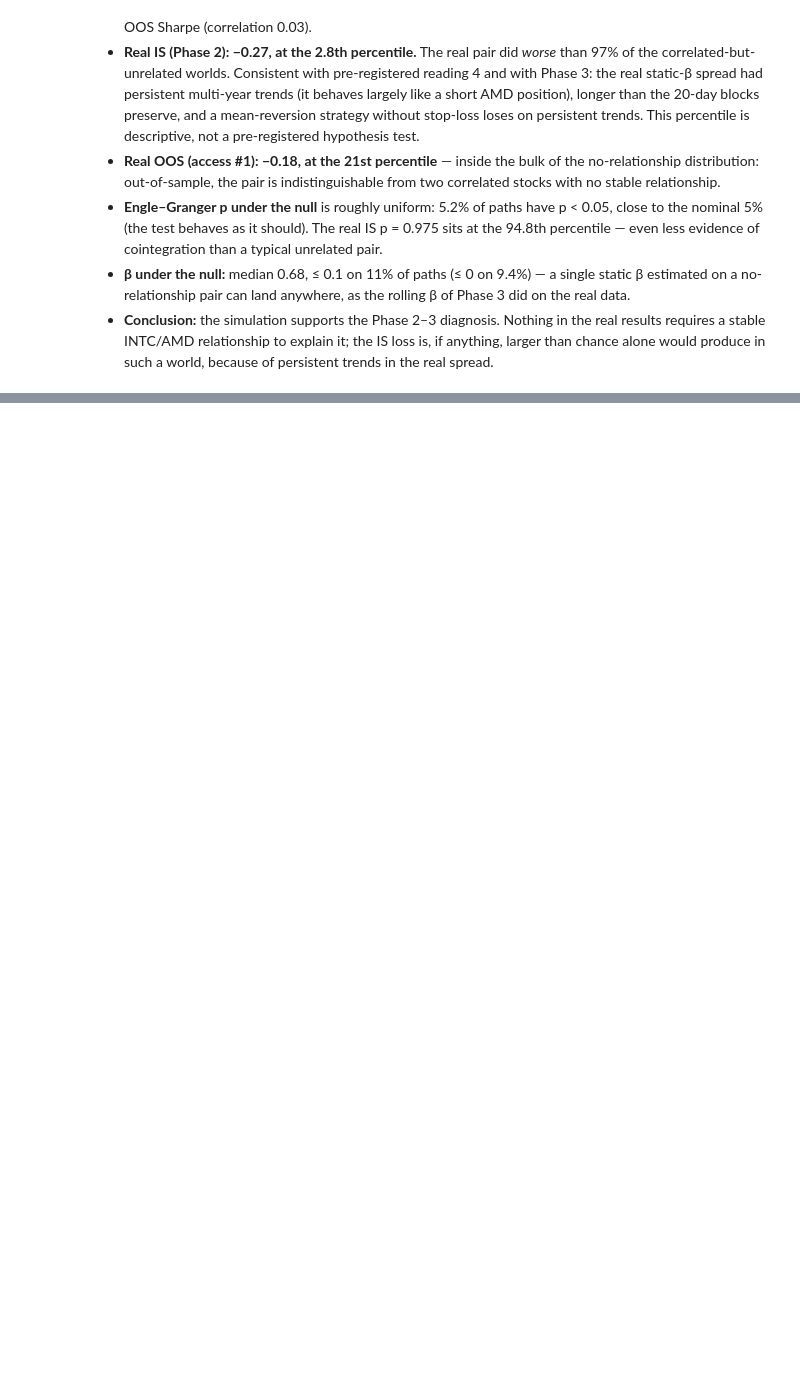
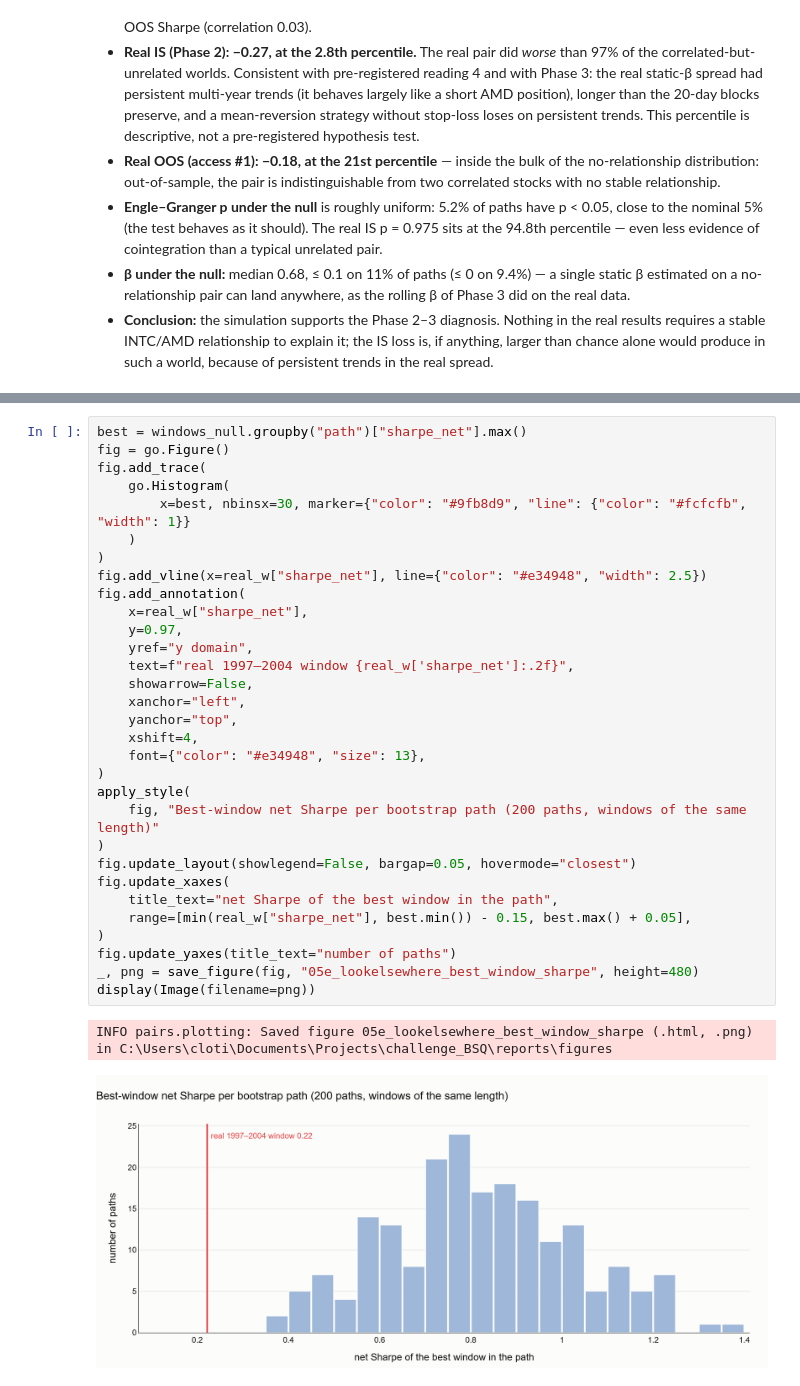
Before and after one commit to clotilderaffii/takehome_pairs-trading, a Jupyter notebook: notebooks/05_simulation.ipynb, the cells around one changed output, grey strips where cells are left out. Cells and saved outputs as stored; diff of their text form; blank space fills up the shorter version.

```diff
--- a/notebooks/05_simulation.ipynb
+++ b/notebooks/05_simulation.ipynb
@@ -295,0 +390,34 @@ extra.to_frame("value")
+# %%
+best = windows_null.groupby("path")["sharpe_net"].max()
+fig = go.Figure()
+fig.add_trace(
+    go.Histogram(
+        x=best, nbinsx=30, marker={"color": "#9fb8d9", "line": {"color": "#fcfcfb", "width": 1}}
+    )
+)
+fig.add_vline(x=real_w["sharpe_net"], line={"color": "#e34948", "width": 2.5})
+fig.add_annotation(
+    x=real_w["sharpe_net"],
+    y=0.97,
+    yref="y domain",
+    text=f"real 1997–2004 window {real_w['sharpe_net']:.2f}",
+    showarrow=False,
+    xanchor="left",
+    yanchor="top",
+    xshift=4,
+    font={"color": "#e34948", "size": 13},
+)
+apply_style(
+    fig, "Best-window net Sharpe per bootstrap path (200 paths, windows of the same length)"
+)
+fig.update_layout(showlegend=False, bargap=0.05, hovermode="closest")
+fig.update_xaxes(
+    title_text="net Sharpe of the best window in the path",
+    range=[min(real_w["sharpe_net"], best.min()) - 0.15, best.max() + 0.05],
+)
+fig.update_yaxes(title_text="number of paths")
+_, png = save_figure(fig, "05e_lookelsewhere_best_window_sharpe", height=480)
+display(Image(filename=png))
+# %% [output]
+INFO pairs.plotting: Saved figure 05e_lookelsewhere_best_window_sharpe (.html, .png) in C:\Users\cloti\Documents\Projects\challenge_BSQ\reports\figures
+[figure, added]
```
Also changed, not shown: parts of 5 cells of this notebook, 12 other files.
